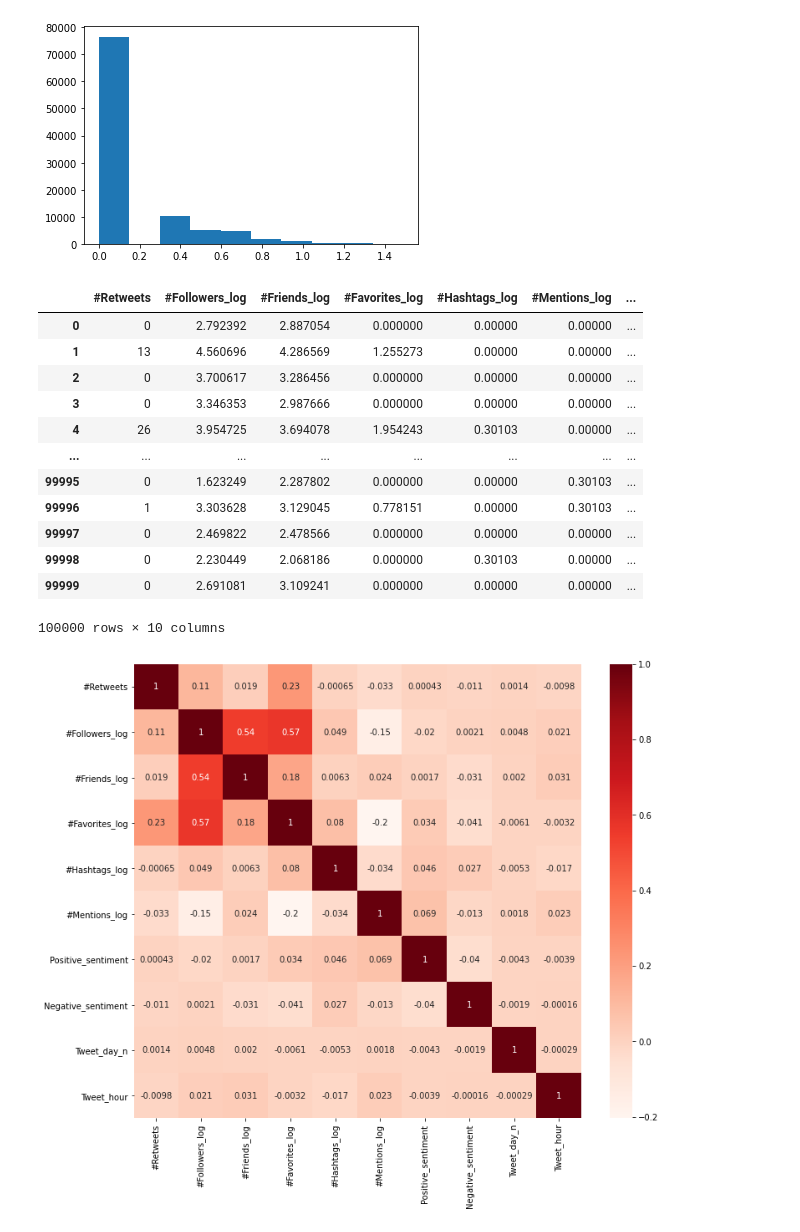
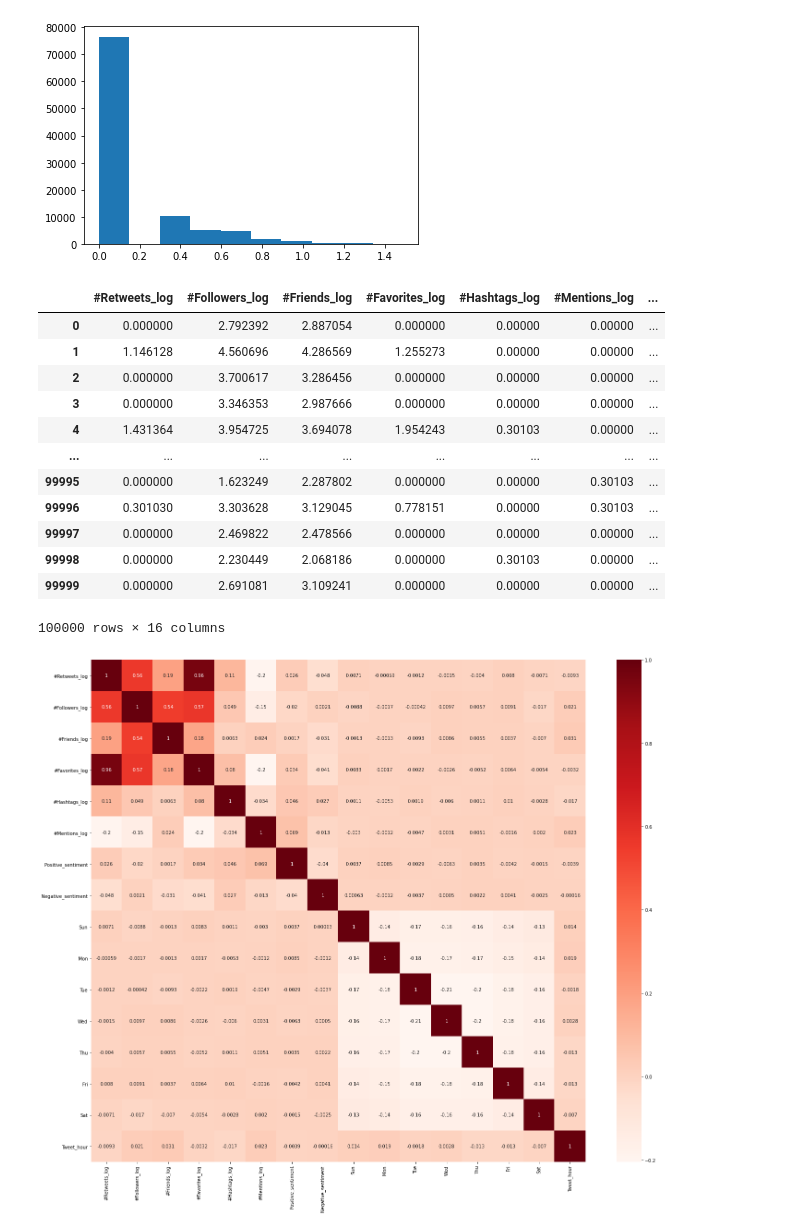
Before and after one commit to ehager77/intro_to_ai, a Jupyter notebook: hw_2/intro_to_ai_hw2_ehager.ipynb, the cells around one changed output. Drawn from its saved outputs; the diff is of its cells as text; code cells hidden in the pictures.

```diff
--- a/hw_2/intro_to_ai_hw2_ehager.ipynb
+++ b/hw_2/intro_to_ai_hw2_ehager.ipynb
@@ -29,3 +28,8 @@ twitter_data['Tweet_day_n'] = le_day.fit_transform(twitter_data['Tweet_day'])
+# %%
+# One hot encode day variable.  Day numbers not a continuous variable.
+day_dummies = pd.get_dummies(twitter_data['Tweet_day'])
+# %%
+twitter_data = pd.concat([twitter_data, day_dummies], axis=1)
 # %%
 twitter_data['Tweet_hour'] = twitter_data['Timestamp'].str[10:13].astype(int)
 # %%
@@ -60,5 +64,6 @@ twitter_data['#Friends_log'] = np.log10(twitter_data['#Friends'] + 1)
 twitter_data['#Favorites_log'] = np.log10(twitter_data['#Favorites'] + 1)
 twitter_data['#Mentions_log'] = np.log10(twitter_data['#Mentions'] + 1)
 twitter_data['#Hashtags_log'] = np.log10(twitter_data['#Hashtags'] + 1)
+twitter_data['#Retweets_log'] = np.log10(twitter_data['#Retweets'] + 1)
 # %%
 log_num_followers_hist = plt.hist(twitter_data['#Followers_log'], bins=50)
@@ -96,26 +96,26 @@ print('Skew coefficient: ', twitter_data['#Hashtags_log'].skew())
 Skew coefficient:  2.1402405394868054
 [figure]
 # %%
-td_new = twitter_data[['#Retweets', '#Followers_log', '#Friends_log', '#Favorites_log', '#Hashtags_log', '#Mentions_log', 'Positive_sentiment', 'Negative_sentiment', 'Tweet_day_n', 'Tweet_hour']]
+td_new = twitter_data[['#Retweets_log', '#Followers_log', '#Friends_log', '#Favorites_log', '#Hashtags_log', '#Mentions_log', 'Positive_sentiment', 'Negative_sentiment', 'Sun', 'Mon','Tue', 'Wed', 'Thu', 'Fri', 'Sat', 'Tweet_hour']]
 td_new
 # %% [output]
-|  | #Retweets | #Followers_log | #Friends_log | #Favorites_log | #Hashtags_log | #Mentions_log | ... |
-| 0 | 0 | 2.792392 | 2.887054 | 0.000000 | 0.00000 | 0.00000 | ... |
-| 1 | 13 | 4.560696 | 4.286569 | 1.255273 | 0.00000 | 0.00000 | ... |
-| 2 | 0 | 3.700617 | 3.286456 | 0.000000 | 0.00000 | 0.00000 | ... |
-| 3 | 0 | 3.346353 | 2.987666 | 0.000000 | 0.00000 | 0.00000 | ... |
-| 4 | 26 | 3.954725 | 3.694078 | 1.954243 | 0.30103 | 0.00000 | ... |
+|  | #Retweets_log | #Followers_log | #Friends_log | #Favorites_log | #Hashtags_log | #Mentions_log | ... |
+| 0 | 0.000000 | 2.792392 | 2.887054 | 0.000000 | 0.00000 | 0.00000 | ... |
+| 1 | 1.146128 | 4.560696 | 4.286569 | 1.255273 | 0.00000 | 0.00000 | ... |
+| 2 | 0.000000 | 3.700617 | 3.286456 | 0.000000 | 0.00000 | 0.00000 | ... |
+| 3 | 0.000000 | 3.346353 | 2.987666 | 0.000000 | 0.00000 | 0.00000 | ... |
+| 4 | 1.431364 | 3.954725 | 3.694078 | 1.954243 | 0.30103 | 0.00000 | ... |
 | ... | ... | ... | ... | ... | ... | ... | ... |
-| 99995 | 0 | 1.623249 | 2.287802 | 0.000000 | 0.00000 | 0.30103 | ... |
-| 99996 | 1 | 3.303628 | 3.129045 | 0.778151 | 0.00000 | 0.30103 | ... |
-| 99997 | 0 | 2.469822 | 2.478566 | 0.000000 | 0.00000 | 0.00000 | ... |
-| 99998 | 0 | 2.230449 | 2.068186 | 0.000000 | 0.30103 | 0.00000 | ... |
-| 99999 | 0 | 2.691081 | 3.109241 | 0.000000 | 0.00000 | 0.00000 | ... |
+| 99995 | 0.000000 | 1.623249 | 2.287802 | 0.000000 | 0.00000 | 0.30103 | ... |
+| 99996 | 0.301030 | 3.303628 | 3.129045 | 0.778151 | 0.00000 | 0.30103 | ... |
+| 99997 | 0.000000 | 2.469822 | 2.478566 | 0.000000 | 0.00000 | 0.00000 | ... |
+| 99998 | 0.000000 | 2.230449 | 2.068186 | 0.000000 | 0.30103 | 0.00000 | ... |
+| 99999 | 0.000000 | 2.691081 | 3.109241 | 0.000000 | 0.00000 | 0.00000 | ... |
-100000 rows × 10 columns
+100000 rows × 16 columns
 # %%
-plt.figure(figsize=(12,10))
+plt.figure(figsize=(24,20))
 cor = td_new.corr(method='pearson')
 sns.heatmap(cor, annot=True, cmap=plt.cm.Reds)
 plt.show()
 # %% [output]
-[figure, old version]
+[figure, new version]
```
Also changed, not shown: parts of 23 cells of this notebook.
